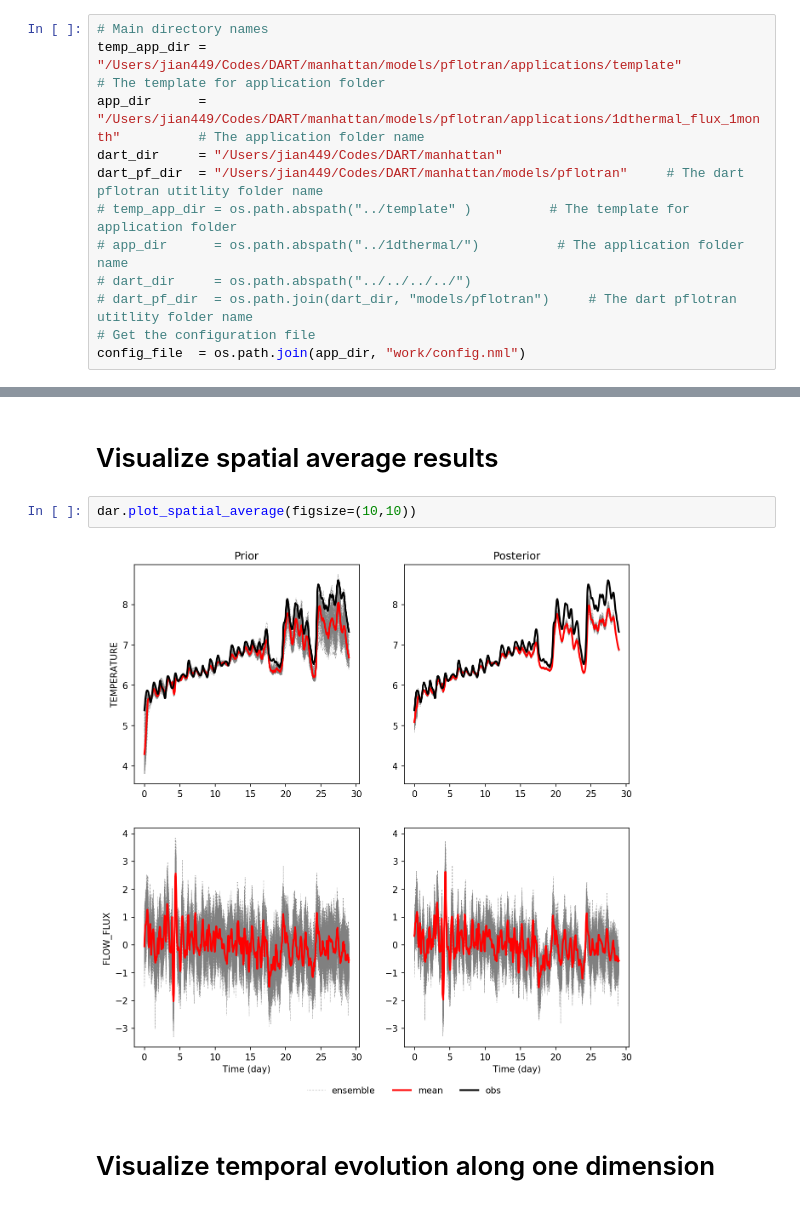
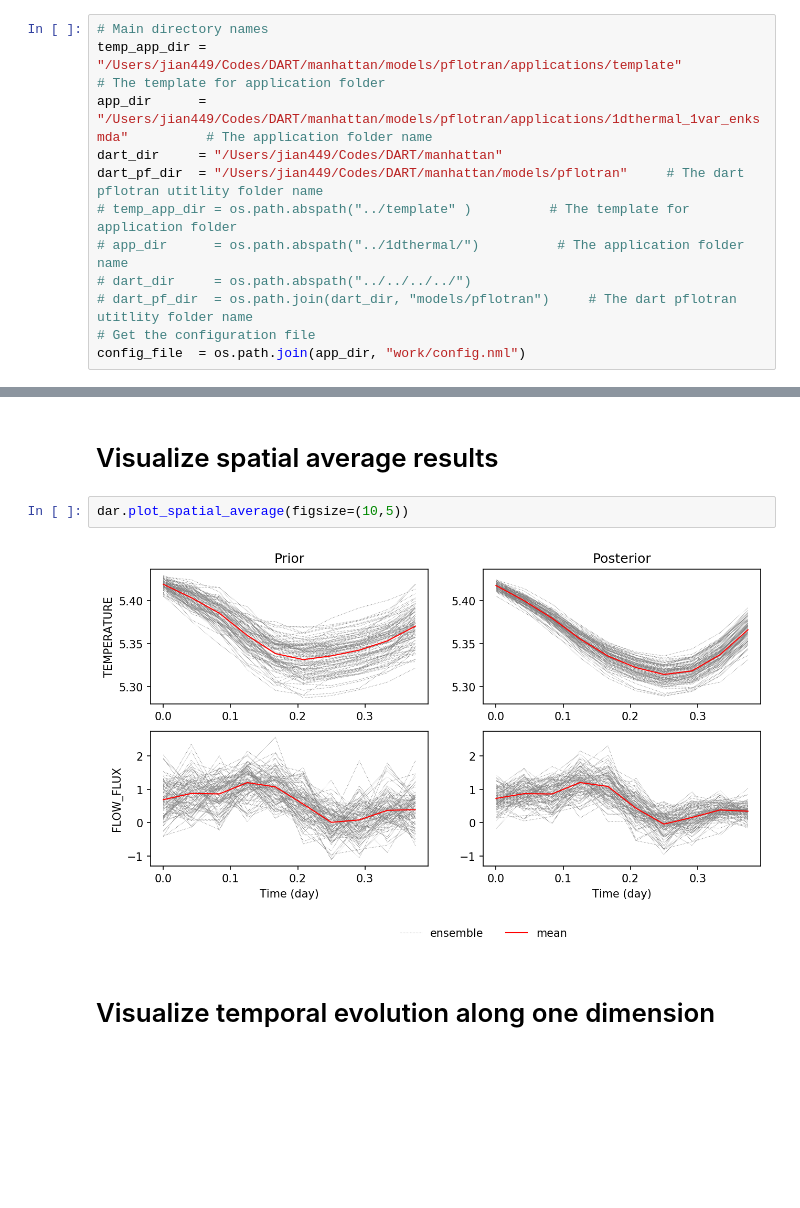
Before and after one commit to PeishiJiang/DART-PFLOTRAN, a Jupyter notebook: applications/workflow_ipynb/Visualize_DA_Results.ipynb, the cells around one changed output, grey strips where cells are left out. Cells and saved outputs as stored; diff of their text form; blank space fills up the shorter version.

```diff
--- a/applications/workflow_ipynb/Visualize_DA_Results.ipynb
+++ b/applications/workflow_ipynb/Visualize_DA_Results.ipynb
@@ -25,7 +22,7 @@ from datetime import datetime, timedelta
 # %%
 # Main directory names
 temp_app_dir = "/Users/jian449/Codes/DART/manhattan/models/pflotran/applications/template"          # The template for application folder
-app_dir      = "/Users/jian449/Codes/DART/manhattan/models/pflotran/applications/1dthermal_flux_1month"          # The application folder name
+app_dir      = "/Users/jian449/Codes/DART/manhattan/models/pflotran/applications/1dthermal_1var_enksmda"          # The application folder name
 dart_dir     = "/Users/jian449/Codes/DART/manhattan"
 dart_pf_dir  = "/Users/jian449/Codes/DART/manhattan/models/pflotran"     # The dart pflotran utitlity folder name
 # temp_app_dir = os.path.abspath("../template" )          # The template for application folder
@@ -46,9 +43,9 @@ dar.setup(from_concatenated=True)
 <a id='plot_spatial_average'></a>
 # Visualize spatial average results
 # %%
-dar.plot_spatial_average(figsize=(10,10))
+dar.plot_spatial_average(figsize=(10,5))
 # %% [output]
-[figure, old version]
+[figure, new version]
 # %% [markdown]
 <a id='plot_along_zaxis'></a>
 # Visualize temporal evolution along one dimension
```
Also changed, not shown: parts of 8 cells of this notebook, 25 other files.
